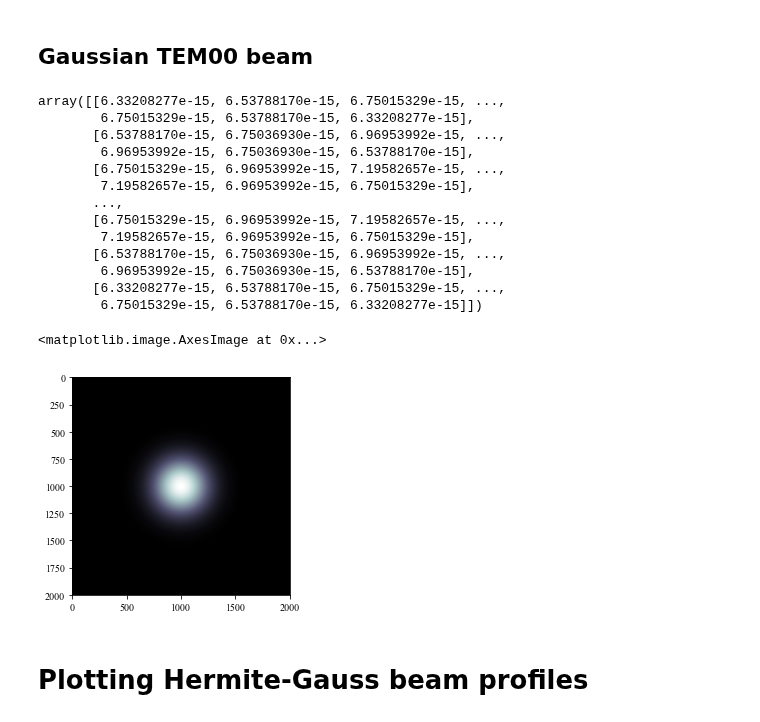
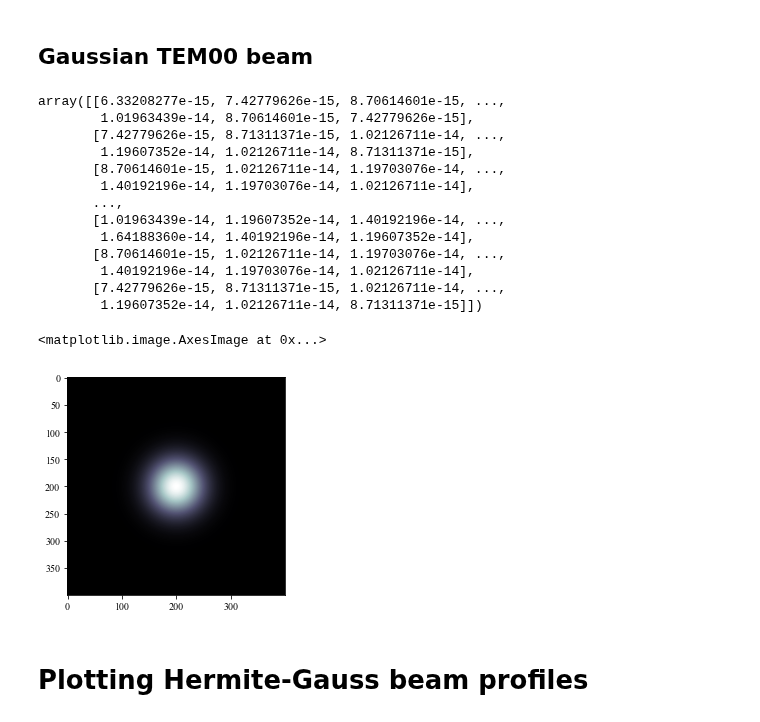
Before and after one commit to dancvan/dissertation, a Jupyter notebook: code/HGLG/beam_profiles.ipynb, the cells around one changed output. Drawn from its saved outputs; the diff is of its cells as text; code cells hidden in the pictures.

Commit message:
Still working on some issues getting the LG modes right

```diff
--- a/code/HGLG/beam_profiles.ipynb
+++ b/code/HGLG/beam_profiles.ipynb
@@ -16,7 +16,7 @@ plt.rcParams['axes.titlesize'] = 40
 # %%
 lambd = 1064e-9                              # wavelength [m]
 k_ = 2*np.pi/lambd                           # wavenumber [1/m]
-W_0 = 250e-6                                 # np.sqrt(lambd*z_0/np.pi) # beam radius [m]
+W_0 = 2.50e-4                                 # np.sqrt(lambd*z_0/np.pi) # beam radius [m]
 z_0 = (W_0**2 * np.pi)/ lambd                # Rayleigh range [m]
 W_z = lambda z : W_0*np.sqrt(1 + (z/z_0)**2) # Beam radius [m]
 zeta = lambda z : np.arctan(z/z_0)           # gouy phase [arb]
@@ -27,7 +27,7 @@ r_sqrd = lambda x , y : x**2 + y**2
 gauexp = lambda a , b : np.exp(- a / b)
 # %%
 vprtsize = 8*W_0                             # Viewport width [m]
-x = np.arange(-vprtsize/2,vprtsize/2, 1e-6)
+x = np.arange(-vprtsize/2,vprtsize/2, .5e-5)
 y = x
 # %%
 z = 1*z_0                                    # cross section slice along propogation axis
@@ -45,24 +47,24 @@ gauss_prof = np.abs(gauss_field*np.conj(gauss_field))
 # %%
 gauss_prof
 # %% [output]
-array([[6.33208277e-15, 6.53788170e-15, 6.75015329e-15, ...,
-        6.75015329e-15, 6.53788170e-15, 6.33208277e-15],
-       [6.53788170e-15, 6.75036930e-15, 6.96953992e-15, ...,
-        6.96953992e-15, 6.75036930e-15, 6.53788170e-15],
-       [6.75015329e-15, 6.96953992e-15, 7.19582657e-15, ...,
-        7.19582657e-15, 6.96953992e-15, 6.75015329e-15],
+array([[6.33208277e-15, 7.42779626e-15, 8.70614601e-15, ...,
+        1.01963439e-14, 8.70614601e-15, 7.42779626e-15],
+       [7.42779626e-15, 8.71311371e-15, 1.02126711e-14, ...,
+        1.19607352e-14, 1.02126711e-14, 8.71311371e-15],
+       [8.70614601e-15, 1.02126711e-14, 1.19703076e-14, ...,
+        1.40192196e-14, 1.19703076e-14, 1.02126711e-14],
        ...,
-       [6.75015329e-15, 6.96953992e-15, 7.19582657e-15, ...,
-        7.19582657e-15, 6.96953992e-15, 6.75015329e-15],
-       [6.53788170e-15, 6.75036930e-15, 6.96953992e-15, ...,
-        6.96953992e-15, 6.75036930e-15, 6.53788170e-15],
-       [6.33208277e-15, 6.53788170e-15, 6.75015329e-15, ...,
-        6.75015329e-15, 6.53788170e-15, 6.33208277e-15]])
+       [1.01963439e-14, 1.19607352e-14, 1.40192196e-14, ...,
+        1.64188360e-14, 1.40192196e-14, 1.19607352e-14],
+       [8.70614601e-15, 1.02126711e-14, 1.19703076e-14, ...,
+        1.40192196e-14, 1.19703076e-14, 1.02126711e-14],
+       [7.42779626e-15, 8.71311371e-15, 1.02126711e-14, ...,
+        1.19607352e-14, 1.02126711e-14, 8.71311371e-15]])
 # %%
-plt.imshow(gauss_prof, vmin=0, vmax=gauss_prof.max(), cmap='bone')
+plt.imshow(mode_prof(gauss_field), vmin=0, vmax=mode_prof(gauss_field).max(), cmap='bone')
 # %% [output]
 <matplotlib.image.AxesImage at 0x...>
-[figure, old version]
+[figure, new version]
 # %% [markdown]
 # Plotting Hermite-Gauss beam profiles
 # %% [markdown]
```
Also changed, not shown: parts of 11 cells of this notebook.
